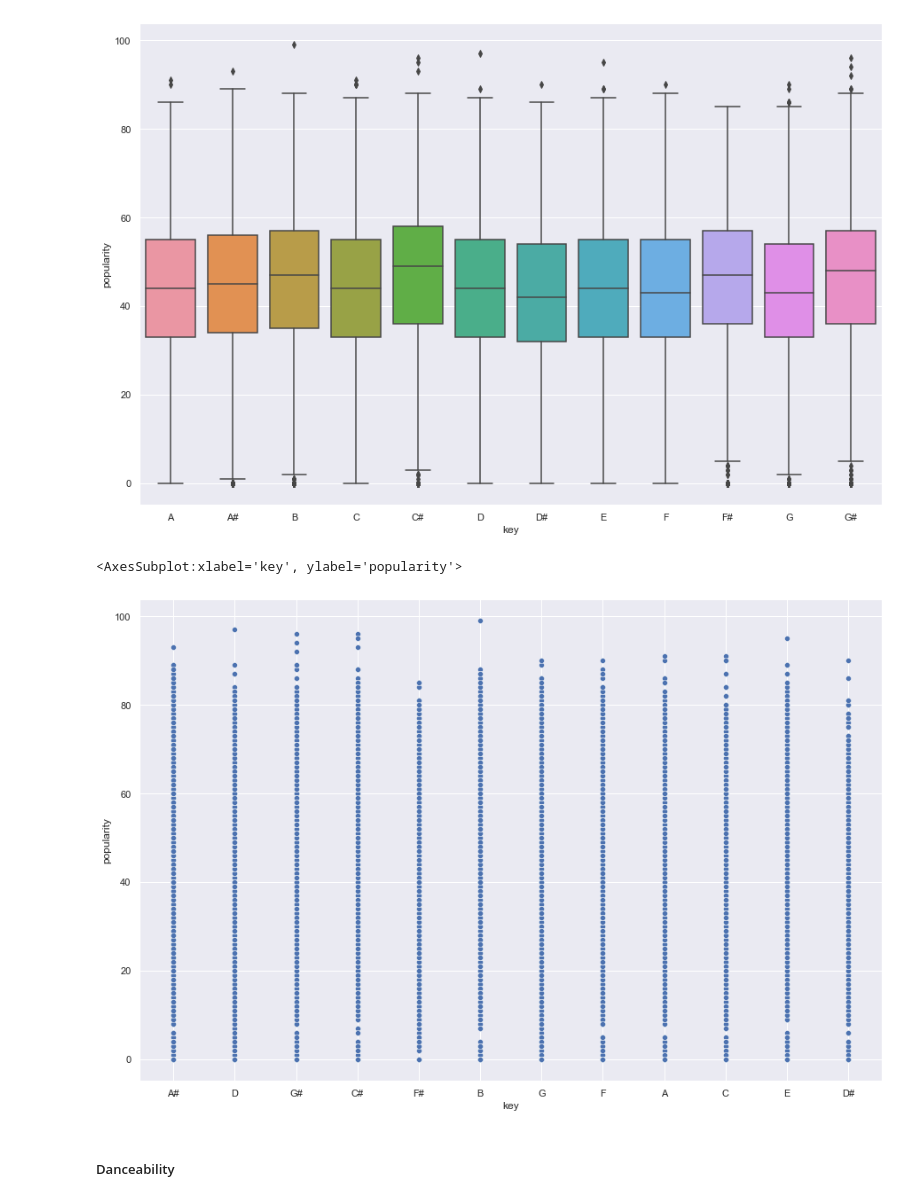
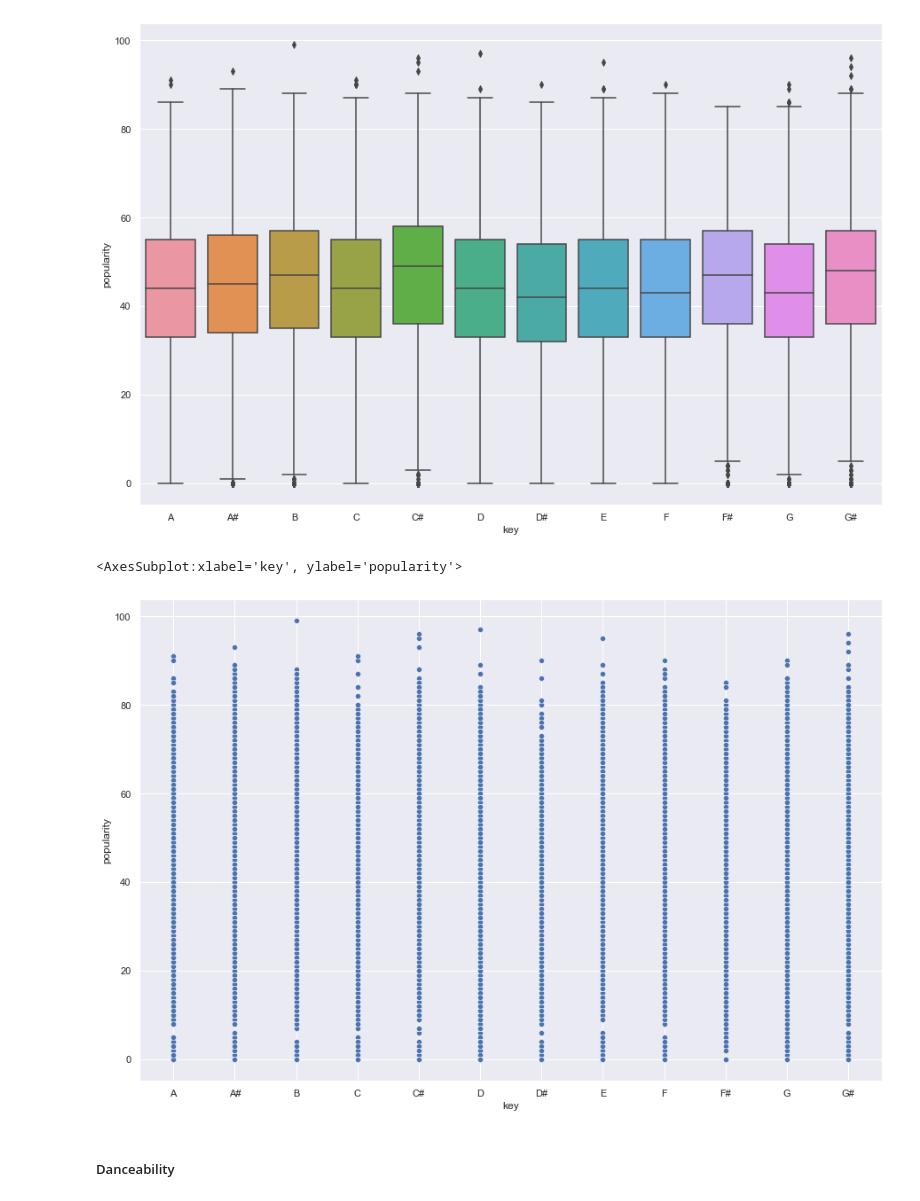
Before and after one commit to dynamoRando/music_genre, a Jupyter notebook: music.ipynb, the cells around one changed output. Saved outputs shown, nothing was run; the diff lists cells and outputs as text; code cells hidden in the pictures.

```diff
--- a/music.ipynb
+++ b/music.ipynb
@@ -172,10 +172,10 @@ sns.boxplot(x=plot_data['key'], y = plot_data['popularity'], data=plot_data)
 <AxesSubplot:xlabel='key', ylabel='popularity'>
 [figure]
 # %%
-sns.scatterplot(x=data['key'], y = data['popularity'], data=data)
+sns.scatterplot(x=plot_data['key'], y = plot_data['popularity'], data=plot_data)
 # %% [output]
 <AxesSubplot:xlabel='key', ylabel='popularity'>
-[figure, old version]
+[figure, new version]
 # %% [markdown]
 ##### Danceability
 # %%
```
